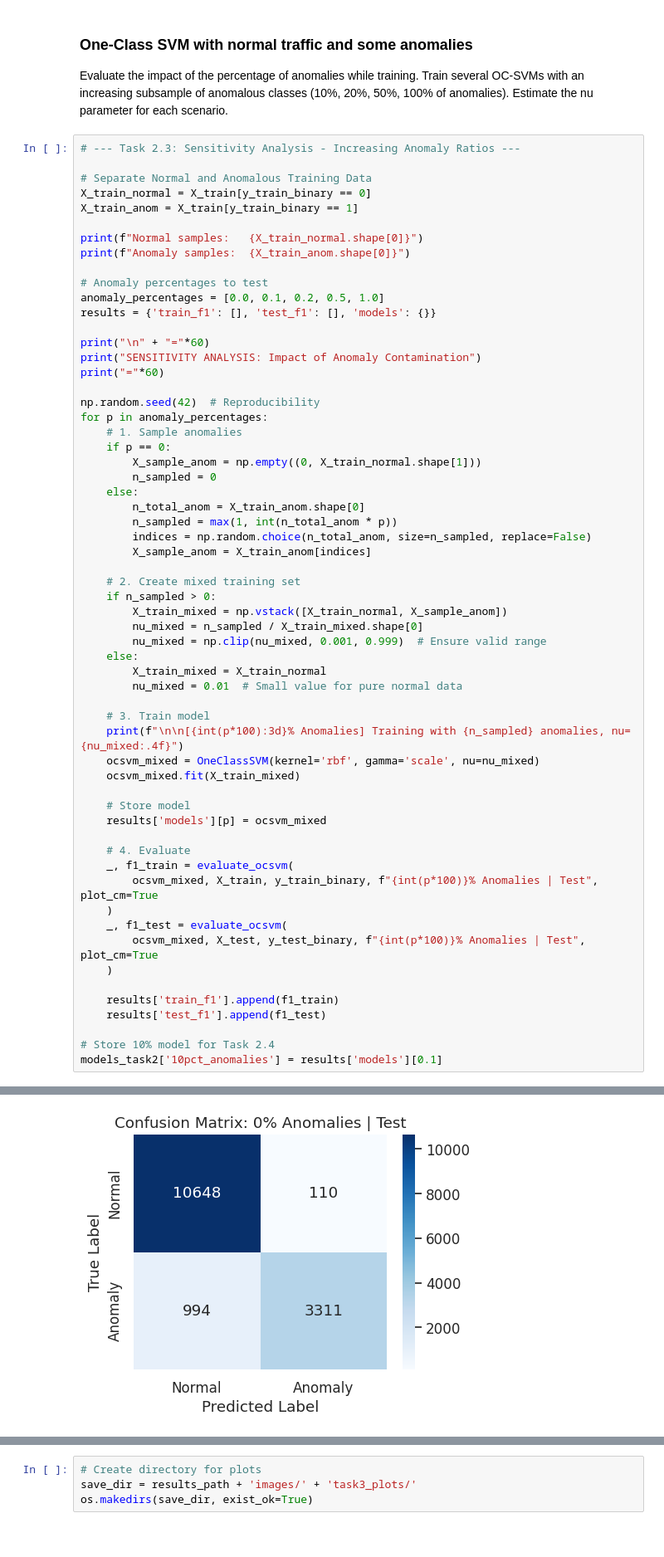
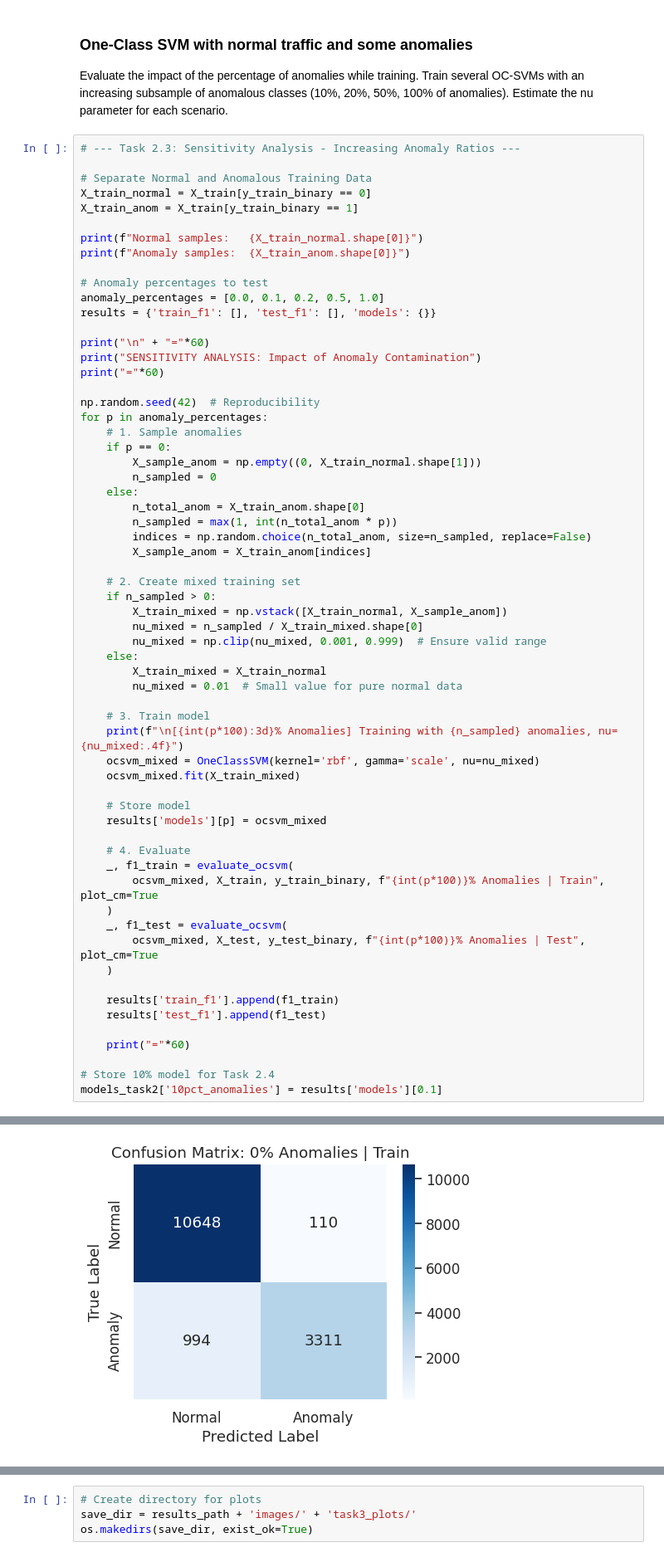
Before and after one commit to AImSecure/Laboratory3, a Jupyter notebook: lab/notebooks/Lab3_Anomaly_Detection.ipynb, the cells around one changed output, grey strips where cells are left out. Shown at 83% size. Saved outputs shown, nothing was run; the diff lists cells and outputs as text.

```diff
--- a/lab/notebooks/Lab3_Anomaly_Detection.ipynb
+++ b/lab/notebooks/Lab3_Anomaly_Detection.ipynb
@@ -1218,7 +1203,7 @@ for p in anomaly_percentages:
         nu_mixed = 0.01  # Small value for pure normal data
 
     # 3. Train model
-    print(f"\n\n[{int(p*100):3d}% Anomalies] Training with {n_sampled} anomalies, nu={nu_mixed:.4f}")
+    print(f"\n[{int(p*100):3d}% Anomalies] Training with {n_sampled} anomalies, nu={nu_mixed:.4f}")
     ocsvm_mixed = OneClassSVM(kernel='rbf', gamma='scale', nu=nu_mixed)
     ocsvm_mixed.fit(X_train_mixed)
 
@@ -1227,7 +1212,7 @@ for p in anomaly_percentages:
 
     # 4. Evaluate
     _, f1_train = evaluate_ocsvm(
-        ocsvm_mixed, X_train, y_train_binary, f"{int(p*100)}% Anomalies | Test", plot_cm=True
+        ocsvm_mixed, X_train, y_train_binary, f"{int(p*100)}% Anomalies | Train", plot_cm=True
     )
     _, f1_test = evaluate_ocsvm(
         ocsvm_mixed, X_test, y_test_binary, f"{int(p*100)}% Anomalies | Test", plot_cm=True
@@ -1236,6 +1221,8 @@ for p in anomaly_percentages:
     results['train_f1'].append(f1_train)
     results['test_f1'].append(f1_test)
 
+    print("="*60)
+
 # Store 10% model for Task 2.4
 models_task2['10pct_anomalies'] = results['models'][0.1]
 # %% [output]
@@ -1255,8 +1245,8 @@ SENSITIVITY ANALYSIS: Impact of Anomaly Contamination
 
     accuracy                         0.9267     15063
    macro avg     0.9412    0.8794    0.9039     15063
 weighted avg     0.9298    0.9267    0.9240     15063
-[figure, old version]
+[figure, new version]
 ROC AUC: 0.9294  |  PR AUC (avg precision): 0.9057
 
 ==================================================
```
Also changed, not shown: parts of 18 cells of this notebook.
